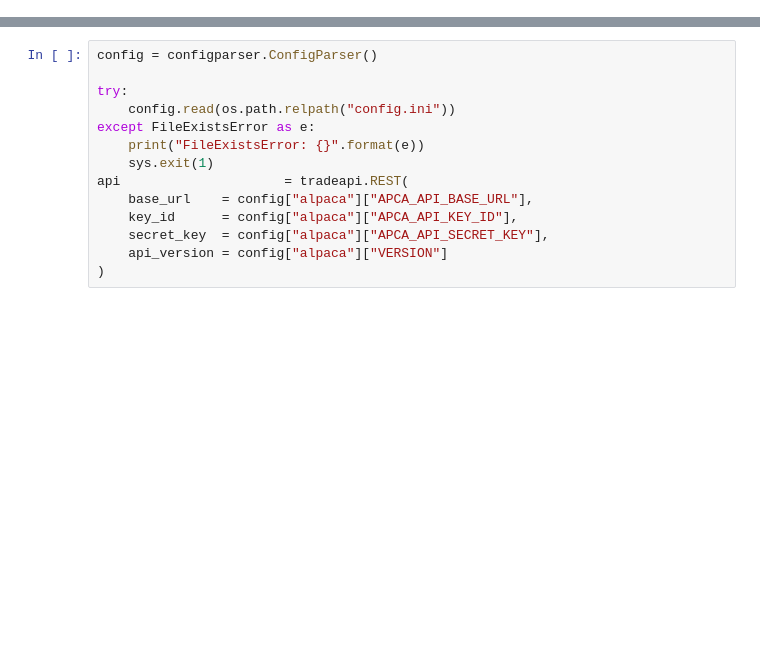
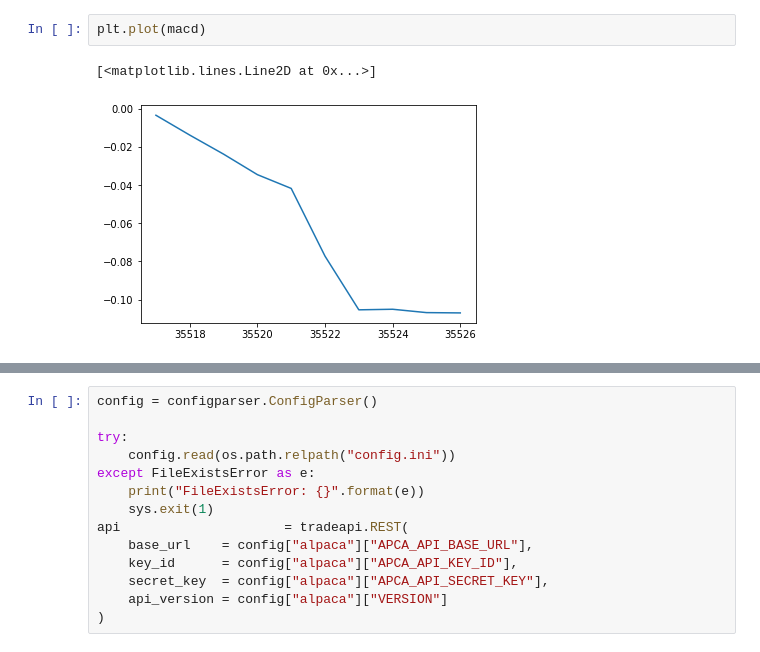
Before and after one commit to bbeale/u-nectix, a Jupyter notebook: gstt.ipynb, the cells around one changed output, grey strips where cells are left out. Cells and saved outputs as stored; diff of their text form; blank space fills up the shorter version.

```diff
--- a/gstt.ipynb
+++ b/gstt.ipynb
@@ -29,2 +32,7 @@ ic.plot()
+# %%
+plt.plot(macd)
+# %% [output]
+[<matplotlib.lines.Line2D at 0x...>]
+[figure, added]
 # %%
 macd.plot()
```
Also changed, not shown: parts of 14 cells of this notebook, 1 other file.
